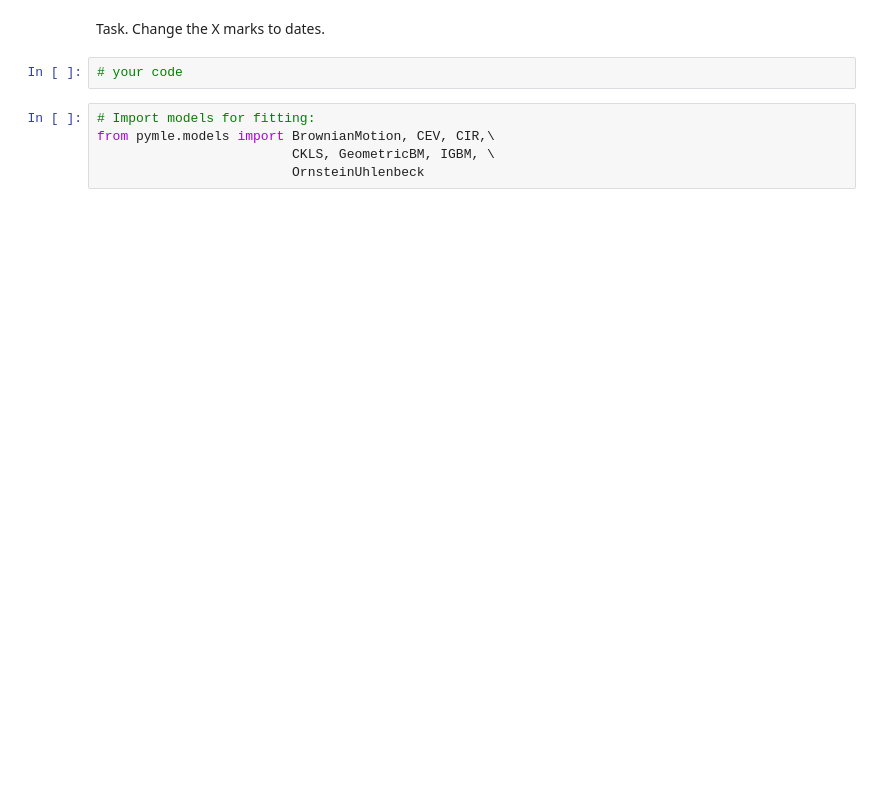
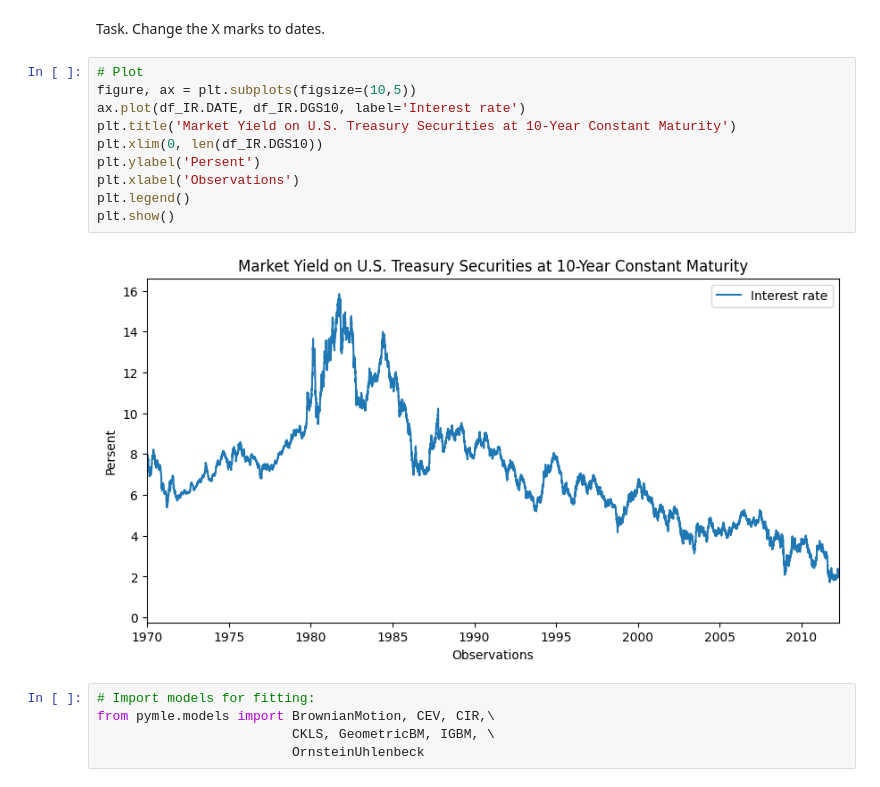
Before and after one commit to Kasymkhankhubiyev/Sirius-Uni, a Jupyter notebook: StatisticsOfStochasticProcesses/lab6_final_SSP.ipynb, the cells around one changed output. Saved outputs shown, nothing was run; the diff lists cells and outputs as text; blank space fills up the shorter version.

```diff
--- a/StatisticsOfStochasticProcesses/lab6_final_SSP.ipynb
+++ b/StatisticsOfStochasticProcesses/lab6_final_SSP.ipynb
@@ -83,7 +84,17 @@ plt.show()
 # %% [markdown]
 Task. Change the X marks to dates.
-# %%
-# your code
+# %%
+# Plot
+figure, ax = plt.subplots(figsize=(10,5))
+ax.plot(df_IR.DATE, df_IR.DGS10, label='Interest rate')
+plt.title('Market Yield on U.S. Treasury Securities at 10-Year Constant Maturity')
+plt.xlim(0, len(df_IR.DGS10))
+plt.ylabel('Persent')
+plt.xlabel('Observations')
+plt.legend()
+plt.show()
+# %% [output]
+[figure, added]
 # %%
 # Import models for fitting:
 from pymle.models import BrownianMotion, CEV, CIR,\
```
Also changed, not shown: parts of 89 cells of this notebook, 4 other files.
